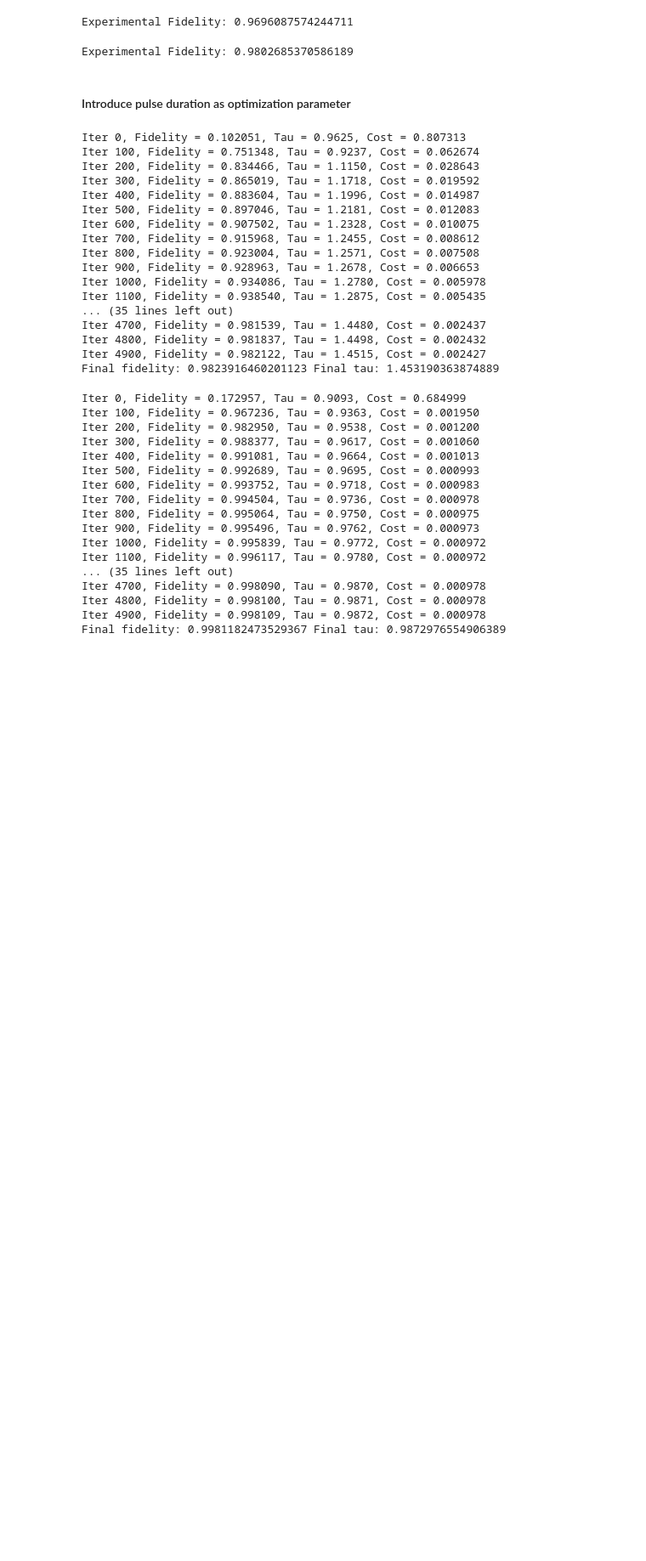
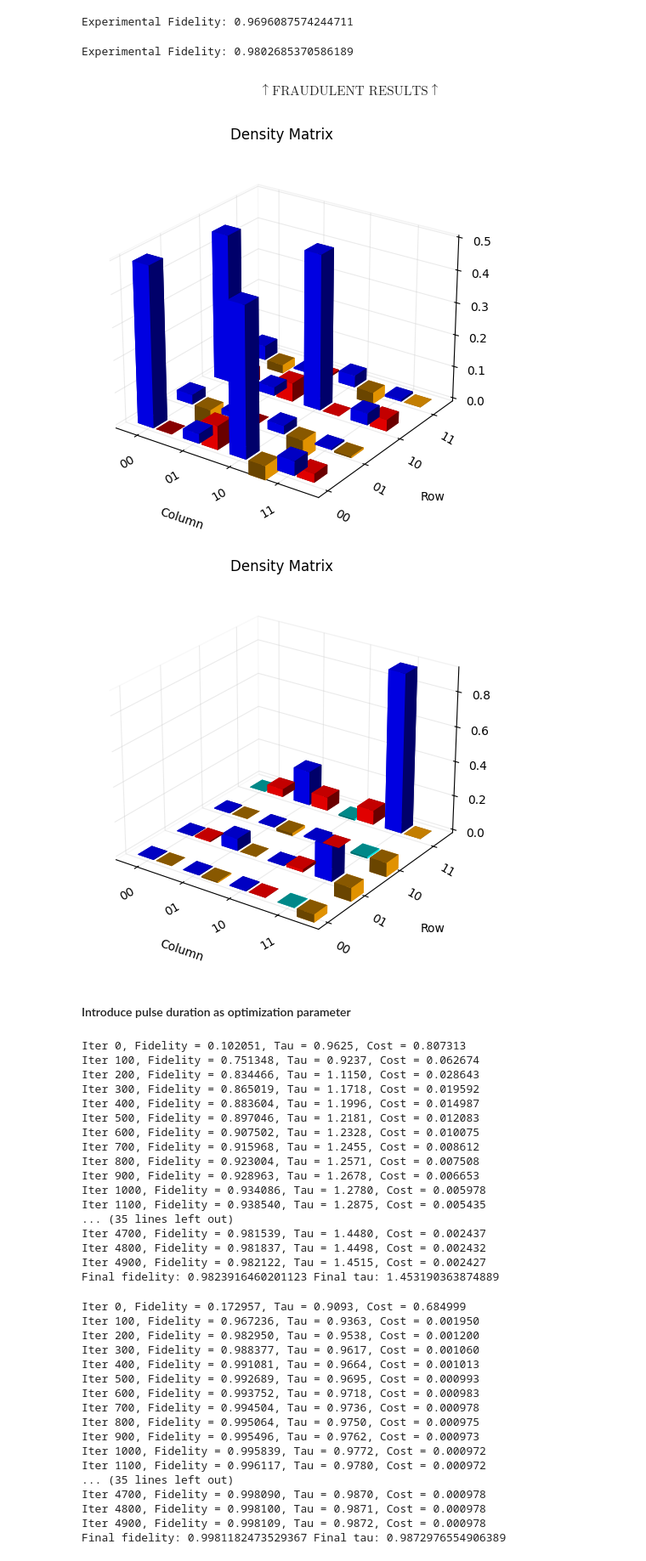
Before and after one commit to andrehroque/python-ml-projects, a Jupyter notebook: NMR-pulse-optimization/pulse optimization.ipynb, the cells around one changed output. Shown at 85% size. Cells and saved outputs as stored; diff of their text form; code cells hidden in the pictures; blank space fills up the shorter version.

```diff
--- a/NMR-pulse-optimization/pulse optimization.ipynb
+++ b/NMR-pulse-optimization/pulse optimization.ipynb
@@ -1450,6 +1463,18 @@ matrix4 = {'real': [0.0011541815972929655, 2.1761725028596117e-05, -0.0082730818
 # plot_density_matrix(grab_state_matrix(matrix4))
 # %% [output]
 Experimental Fidelity: 0.9802685370586189
+# %% [markdown]
+$$
+\uparrow \text{FRAUDULENT RESULTS} \uparrow
+$$
+# %%
+test_matrix_4 = {'real': [0.49544518446567637, 0.030296334245481848, 0.4616990361193888, 0.04486351133985317, 0.03029633424548179, 0.017080360739357498, 0.02656239479227129, 0.004468100242953722, 0.4616990361193888, 0.026562394792271363, 0.48080644933090205, 0.03683814932999323, 0.044863511339853133, 0.004468100242953738, 0.036838149329993186, 0.006668005464063742], 'imag': [2.5802526947249844e-18, 0.07351954032876758, -0.04373582377880405, 0.0267272785538043, -0.07351954032876748, 5.095750210681871e-18, -0.05782961777292653, -0.0050580546705466176, 0.04373582377880407, 0.05782961777292661, 2.3852447794681098e-18, 0.035760995256765245, -0.026727278553804336, 0.005058054670546611, -0.03576099525676526, -5.421010862427522e-18]}
+plot_density_matrix(grab_state_matrix(test_matrix_4))
+test_matrix_3 = {'real': [0.0029028429876387677, 0.0027079791216125648, 0.004522129691854687, -0.0019837015698935417, 0.002707979121612573, 0.06966645600267304, 0.004174044374339053, 0.19993491338011282, 0.004522129691854696, 0.00417404437433906, 0.007664585791879854, -0.009374220756055863, -0.0019837015698935404, 0.19993491338011307, -0.009374220756055932, 0.9197661152178093], 'imag': [-4.7007457582933736e-20, -0.006979014279739406, 0.00025086799301650187, -0.046261999479199144, 0.006979014279739412, -1.6479873021779667e-17, 0.016566384861090487, -0.07827443124396213, -0.0002508679930164982, -0.016566384861090487, 6.661067097207818e-18, -0.0820523468449231, 0.04626199947919923, 0.07827443124396216, 0.08205234684492309, -7.37257477290143e-18]}
+plot_density_matrix(grab_state_matrix(test_matrix_3))
+# %% [output]
+[figure, added]
+[figure, added]
 # %% [markdown]
 #### Introduce pulse duration as optimization parameter
 # %%
```
Also changed, not shown: parts of 4 cells of this notebook, 5 other files.
